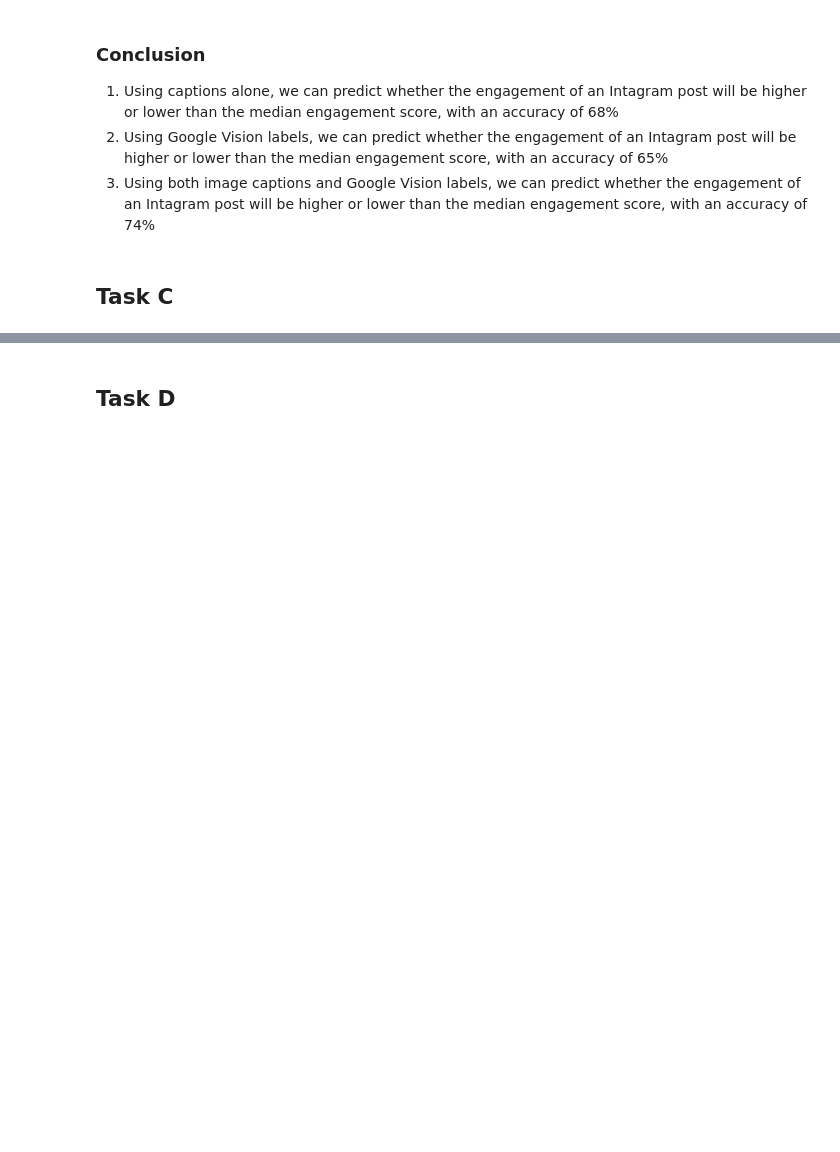
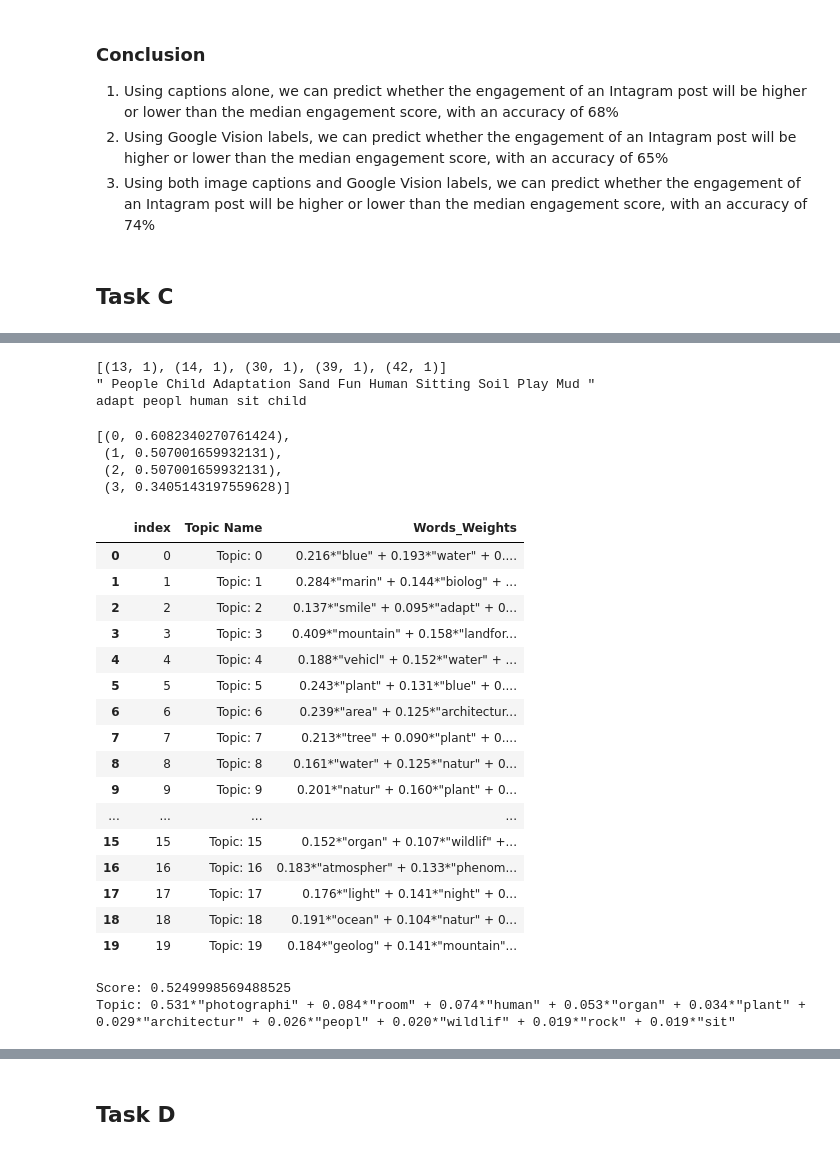
Before and after one commit to prajvalgupta/ugca-fall, a Jupyter notebook: Assignment 4/UGCA-Assignment-4-Final.ipynb, the cells around one changed output, grey strips where cells are left out. Saved outputs shown, nothing was run; the diff lists cells and outputs as text; code cells hidden in the pictures; blank space fills up the shorter version.

Commit message:
Topic Modeling and LDA + Output of Weighted Topics and Words per topic sheets
Topic Modeling and LDA + Output of Weighted Topics and Words per topic sheets

```diff
--- a/Assignment 4/UGCA-Assignment-4-Final.ipynb
+++ b/Assignment 4/UGCA-Assignment-4-Final.ipynb
@@ -642,3 +655,15 @@ ax.set_ylim(bottom + 0.5, top - 0.5)
 3. Using both image captions and Google Vision labels, we can predict whether the engagement of an Intagram post will be higher or lower than the median engagement score, with an accuracy of 74%
 # %% [markdown]
 ## Task C
+# %%
+stemmer = PorterStemmer()
+def lemmatize_stemming(text):
+    return stemmer.stem(WordNetLemmatizer().lemmatize(text, pos='v'))
+def preprocess(text):
+    result = []
+    for token in gensim.utils.simple_preprocess(text):
+        if token not in gensim.parsing.preprocessing.STOPWORDS and len(token) > 3:
+            result.append(lemmatize_stemming(token))
+    return result
+# %%
+processed_labels = df['Labels'].map(preprocess)
@@ -644,0 +685,3 @@ ax.set_ylim(bottom + 0.5, top - 0.5)
+# %%
+dictionary = gensim.corpora.Dictionary(processed_labels)
+print(dictionary)
@@ -644,0 +717,64 @@ ax.set_ylim(bottom + 0.5, top - 0.5)
+# %%
+bow_corpus = [dictionary.doc2bow(doc) for doc in processed_labels]
+print(bow_corpus[499])
+
+print("\"",df['Labels'][499],"\"")
+print(dictionary[13],dictionary[14],dictionary[30],dictionary[39],dictionary[42])
+# %% [output]
+[(13, 1), (14, 1), (30, 1), (39, 1), (42, 1)]
+" People Child Adaptation Sand Fun Human Sitting Soil Play Mud "
+adapt peopl human sit child
+# %%
+from gensim import corpora, models
+tfidf = models.TfidfModel(bow_corpus)
+corpus_tfidf = tfidf[bow_corpus]
+from pprint import pprint
+for doc in corpus_tfidf:
+    pprint(doc)
+    break
+# %% [output]
+[(0, 0.6082340270761424),
+ (1, 0.507001659932131),
+ (2, 0.507001659932131),
+ (3, 0.3405143197559628)]
+# %%
+lda_model = gensim.models.LdaMulticore(bow_corpus, num_topics=20, id2word=dictionary, passes=2, workers=2)
+df_topics=df.copy()
+df_topics.drop(['URL','Caption','Label_Tokens','Like Count','Engagement Score','Engagement'], axis=1, inplace=True)
+for idx, topic in lda_model.print_topics(-1):
+    df_topics['Comment Count'].iloc[idx]="Topic: "+str(idx)
+    df_topics['Labels'].iloc[idx]=topic
+
+
+df_topics=df_topics.iloc[:20,:]
+df_topics.rename(columns={'Comment Count':'Topic Name','Labels':'Words_Weights'}, inplace=True)
+df_topics
+# %% [output]
+|  | index | Topic Name | Words_Weights |
+| 0 | 0 | Topic: 0 | 0.216*"blue" + 0.193*"water" + 0.... |
+| 1 | 1 | Topic: 1 | 0.284*"marin" + 0.144*"biolog" + ... |
+| 2 | 2 | Topic: 2 | 0.137*"smile" + 0.095*"adapt" + 0... |
+| 3 | 3 | Topic: 3 | 0.409*"mountain" + 0.158*"landfor... |
+| 4 | 4 | Topic: 4 | 0.188*"vehicl" + 0.152*"water" + ... |
+| 5 | 5 | Topic: 5 | 0.243*"plant" + 0.131*"blue" + 0.... |
+| 6 | 6 | Topic: 6 | 0.239*"area" + 0.125*"architectur... |
+| 7 | 7 | Topic: 7 | 0.213*"tree" + 0.090*"plant" + 0.... |
+| 8 | 8 | Topic: 8 | 0.161*"water" + 0.125*"natur" + 0... |
+| 9 | 9 | Topic: 9 | 0.201*"natur" + 0.160*"plant" + 0... |
+| ... | ... | ... | ... |
+| 15 | 15 | Topic: 15 | 0.152*"organ" + 0.107*"wildlif" +... |
+| 16 | 16 | Topic: 16 | 0.183*"atmospher" + 0.133*"phenom... |
+| 17 | 17 | Topic: 17 | 0.176*"light" + 0.141*"night" + 0... |
+| 18 | 18 | Topic: 18 | 0.191*"ocean" + 0.104*"natur" + 0... |
+| 19 | 19 | Topic: 19 | 0.184*"geolog" + 0.141*"mountain"... |
+# %%
+# Highest probability for 500th Label
+count=0
+for index, score in sorted(lda_model[bow_corpus[1]], key=lambda tup: -1*tup[1]):
+    count+=1
+    print("\nScore: {}\t \nTopic: {}".format(score, lda_model.print_topic(index, 10)))
+    if count==1:
+        break
+# %% [output]
+Score: 0.5249998569488525
+Topic: 0.531*"photographi" + 0.084*"room" + 0.074*"human" + 0.053*"organ" + 0.034*"plant" + 0.029*"architectur" + 0.026*"peopl" + 0.020*"wildlif" + 0.019*"rock" + 0.019*"sit"
```
Also changed, not shown: parts of 11 cells of this notebook, 2 other files.
